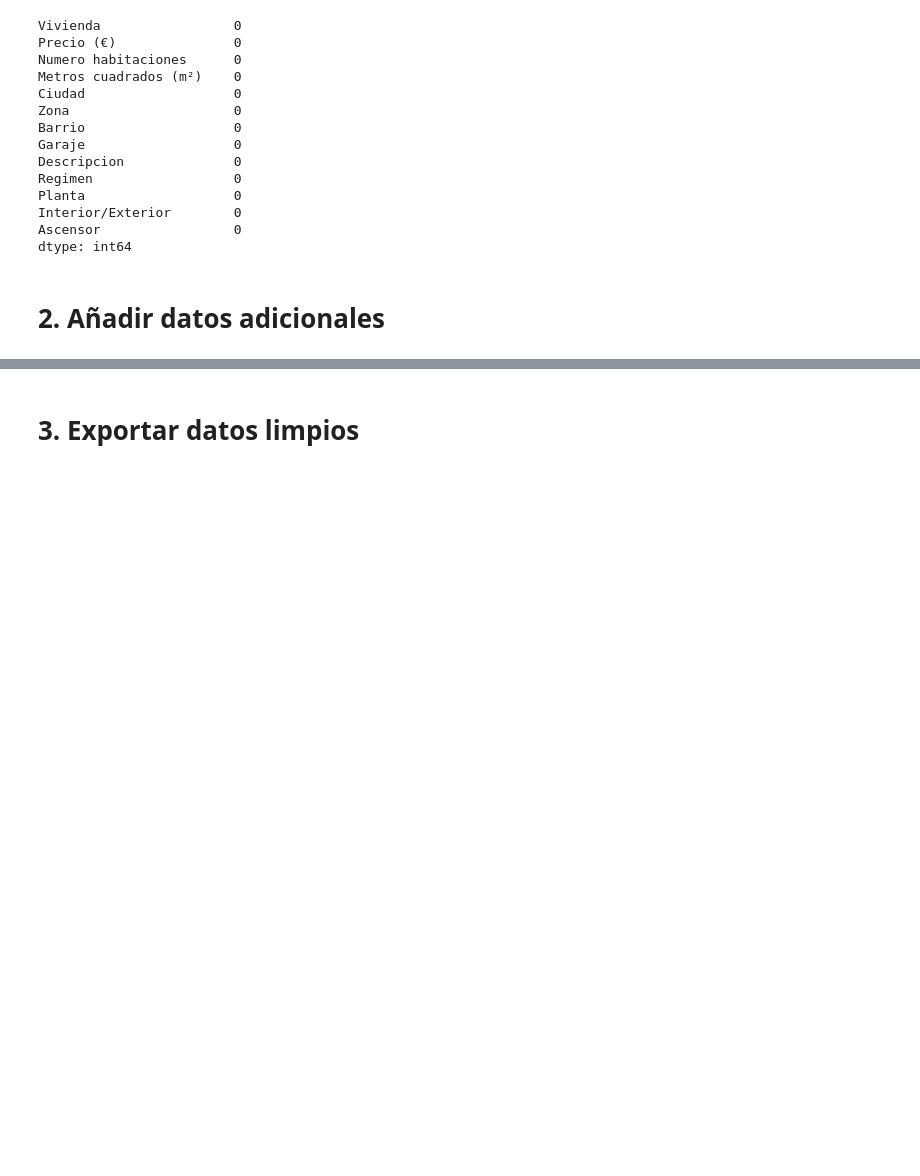
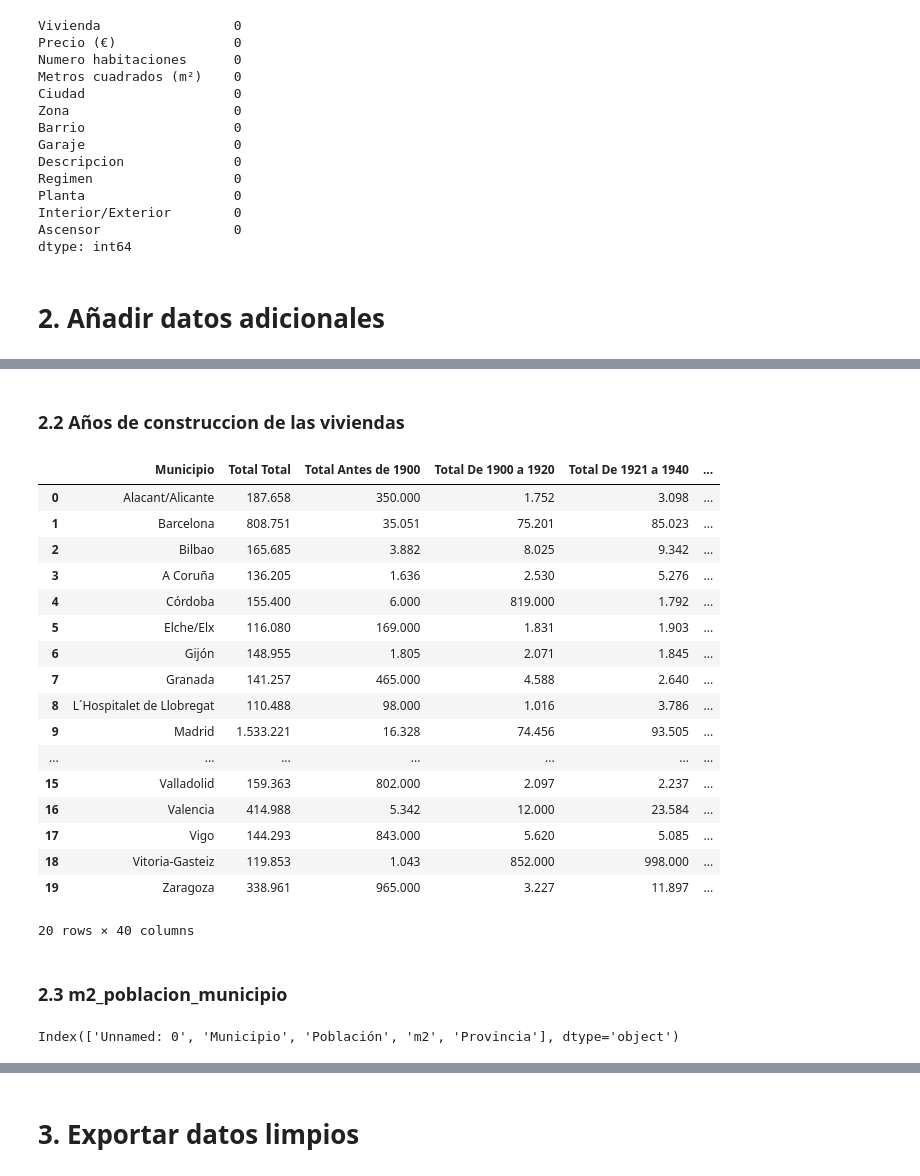
Before and after one commit to carlotagordillo2/Housing-factor, a Jupyter notebook: src/clean_df.ipynb, the cells around one changed output, grey strips where cells are left out. Cells and saved outputs as stored; diff of their text form; code cells hidden in the pictures; blank space fills up the shorter version.

```diff
--- a/src/clean_df.ipynb
+++ b/src/clean_df.ipynb
@@ -313,2 +349,27 @@ dtype: int64
 # %%
 # df....
+# %% [markdown]
+### 2.2 Años de construccion de las viviendas
+# %%
+df_anos = pd.read_csv("../files/Año de construcción.csv", sep=";")
+# %%
+df_anos
+# %% [output]
+|  | Municipio | Total Total | Total Antes de 1900 | Total De 1900 a 1920 | Total De 1921 a 1940 | ... |
+| 0 | Alacant/Alicante | 187.658 | 350.000 | 1.752 | 3.098 | ... |
+| 1 | Barcelona | 808.751 | 35.051 | 75.201 | 85.023 | ... |
+| 2 | Bilbao | 165.685 | 3.882 | 8.025 | 9.342 | ... |
+| 3 | A Coruña | 136.205 | 1.636 | 2.530 | 5.276 | ... |
+| 4 | Córdoba | 155.400 | 6.000 | 819.000 | 1.792 | ... |
+| 5 | Elche/Elx | 116.080 | 169.000 | 1.831 | 1.903 | ... |
+| 6 | Gijón | 148.955 | 1.805 | 2.071 | 1.845 | ... |
+| 7 | Granada | 141.257 | 465.000 | 4.588 | 2.640 | ... |
+| 8 | L´Hospitalet de Llobregat | 110.488 | 98.000 | 1.016 | 3.786 | ... |
+| 9 | Madrid | 1.533.221 | 16.328 | 74.456 | 93.505 | ... |
+| ... | ... | ... | ... | ... | ... | ... |
+| 15 | Valladolid | 159.363 | 802.000 | 2.097 | 2.237 | ... |
+| 16 | Valencia | 414.988 | 5.342 | 12.000 | 23.584 | ... |
+| 17 | Vigo | 144.293 | 843.000 | 5.620 | 5.085 | ... |
+| 18 | Vitoria-Gasteiz | 119.853 | 1.043 | 852.000 | 998.000 | ... |
+| 19 | Zaragoza | 338.961 | 965.000 | 3.227 | 11.897 | ... |
+20 rows × 40 columns
@@ -314,0 +386,2 @@ dtype: int64
+# %% [markdown]
+### 2.3 m2_poblacion_municipio
@@ -314,0 +390,4 @@ dtype: int64
+# %%
+df_m2_municipio.columns
+# %% [output]
+Index(['Unnamed: 0', 'Municipio', 'Población', 'm2', 'Provincia'], dtype='object')
```
Also changed, not shown: parts of 39 cells of this notebook, 4 other files.
